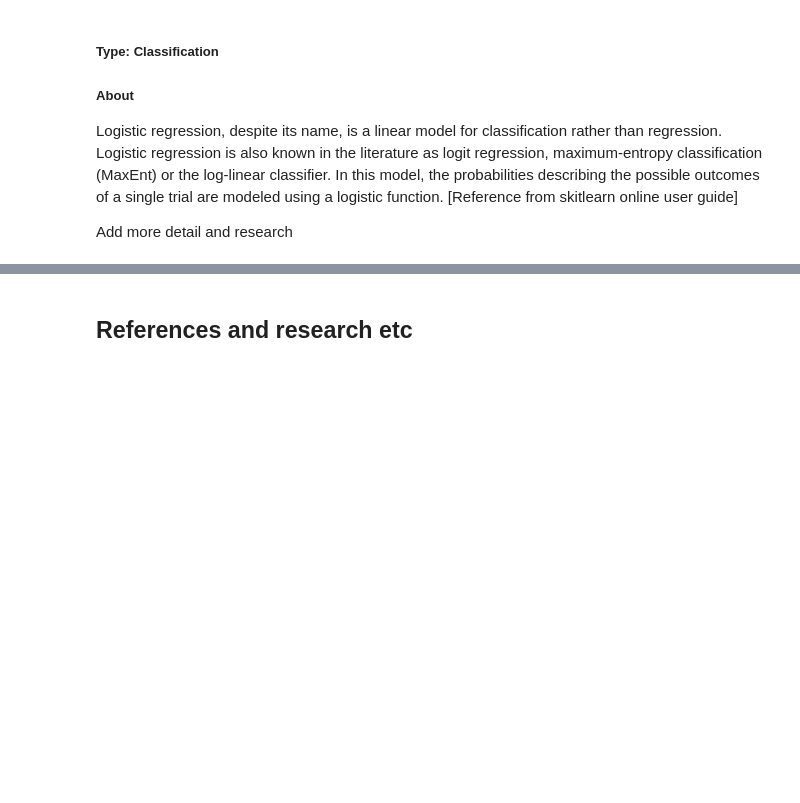
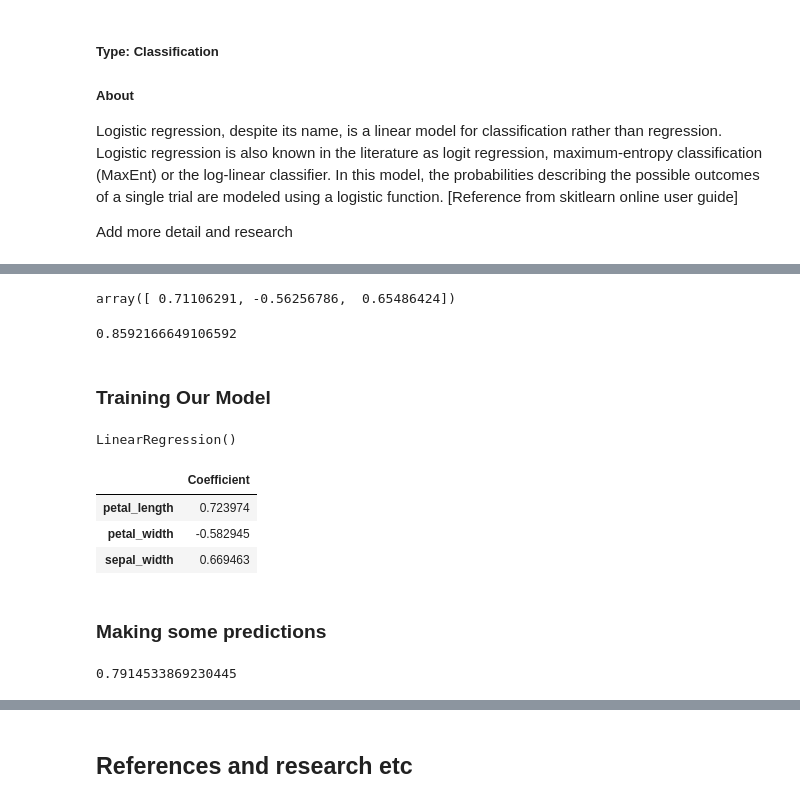
Before and after one commit to brendantipp/gmit_mls_2021, a Jupyter notebook: scikit-learn.ipynb, the cells around one changed output, grey strips where cells are left out. Cells and saved outputs as stored; diff of their text form; code cells hidden in the pictures; blank space fills up the shorter version.

```diff
--- a/scikit-learn.ipynb
+++ b/scikit-learn.ipynb
@@ -314,0 +318,3 @@ from sklearn.neighbors import KNeighborsClassifier
+# %%
+#sepal length - what we want to predict
+y = df['sepal_length']
@@ -314,0 +331,12 @@ from sklearn.neighbors import KNeighborsClassifier
+# %%
+#find our coefcients
+lrm.coef_
+# %% [output]
+array([ 0.71106291, -0.56256786,  0.65486424])
+# %%
+#testing our fit
+lrm.score(x,y)
+# %% [output]
+0.8592166649106592
+# %% [markdown]
+### Training Our Model
@@ -314,0 +348,23 @@ from sklearn.neighbors import KNeighborsClassifier
+# %%
+#fit our training data only to model
+lrm.fit(x_train, y_train)
+# %% [output]
+LinearRegression()
+# %%
+#display the coefficients
+coeff_df = pd.DataFrame(lrm.coef_, x.columns, columns=['Coefficient'])
+coeff_df
+# %% [output]
+|  | Coefficient |
+| petal_length | 0.723974 |
+| petal_width | -0.582945 |
+| sepal_width | 0.669463 |
+# %% [markdown]
+### Making some predictions
+# %%
+y_pred = lrm.predict(x_test)
+#how well did the model score
+lrm.score(x_test,y_test)
+#y_pred
+# %% [output]
+0.7914533869230445
```
Also changed, not shown: parts of 32 cells of this notebook.
